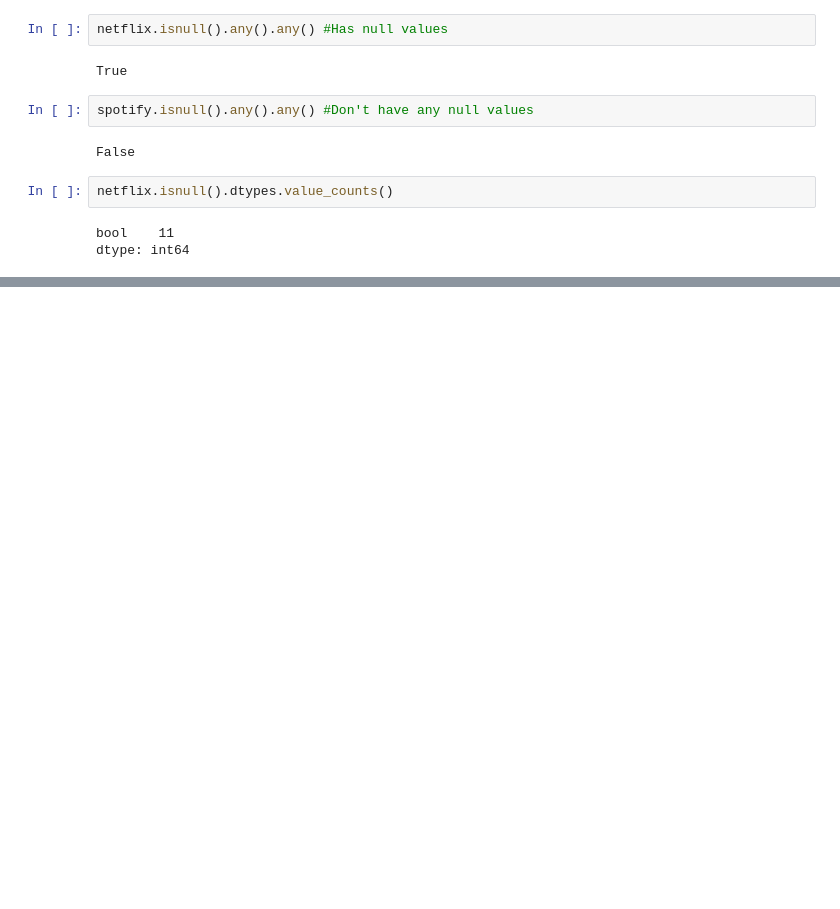
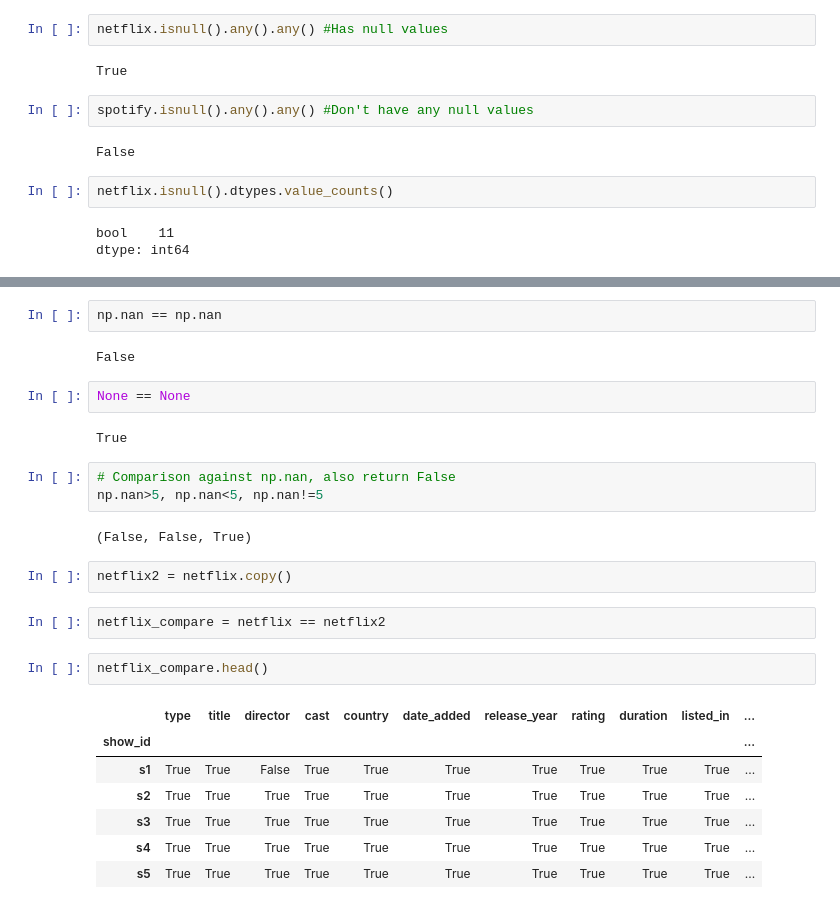
Before and after one commit to Prashantoza/Data_wrangling, a Jupyter notebook: Pandas_Series/Introduction_to_pandas.ipynb, the cells around one changed output, grey strips where cells are left out. Cells and saved outputs as stored; diff of their text form; blank space fills up the shorter version.

```diff
--- a/Pandas_Series/Introduction_to_pandas.ipynb
+++ b/Pandas_Series/Introduction_to_pandas.ipynb
@@ -726,0 +732,27 @@ dtype: int64
+# %%
+np.nan == np.nan
+# %% [output]
+False
+# %%
+None == None
+# %% [output]
+True
+# %%
+# Comparison against np.nan, also return False
+np.nan>5, np.nan<5, np.nan!=5
+# %% [output]
+(False, False, True)
+# %%
+netflix2 = netflix.copy()
+# %%
+netflix_compare = netflix == netflix2
+# %%
+netflix_compare.head()
+# %% [output]
+|  | type | title | director | cast | country | date_added | release_year | rating | duration | listed_in | ... |
+| show_id |  |  |  |  |  |  |  |  |  |  | ... |
+| s1 | True | True | False | True | True | True | True | True | True | True | ... |
+| s2 | True | True | True | True | True | True | True | True | True | True | ... |
+| s3 | True | True | True | True | True | True | True | True | True | True | ... |
+| s4 | True | True | True | True | True | True | True | True | True | True | ... |
+| s5 | True | True | True | True | True | True | True | True | True | True | ... |
```
Also changed, not shown: parts of 11 cells of this notebook.
